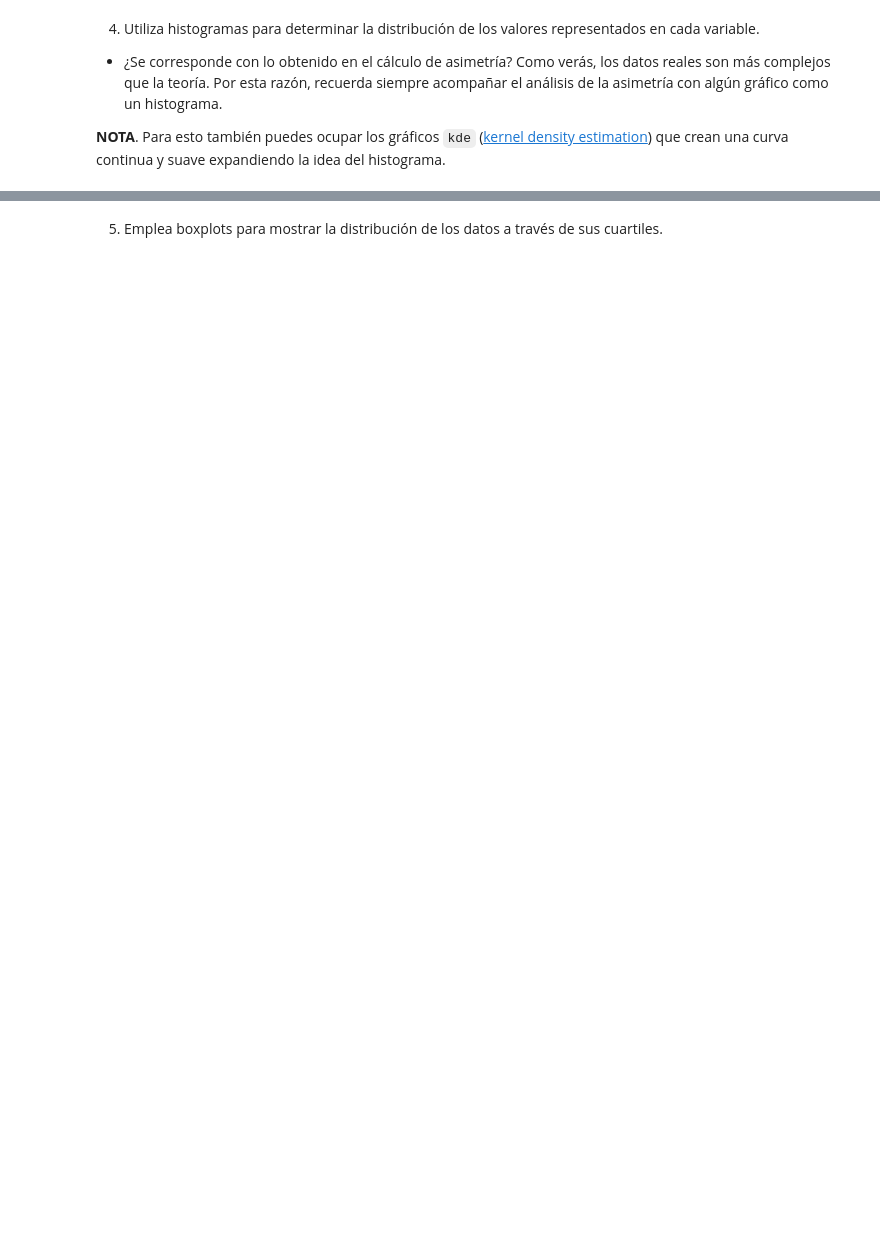
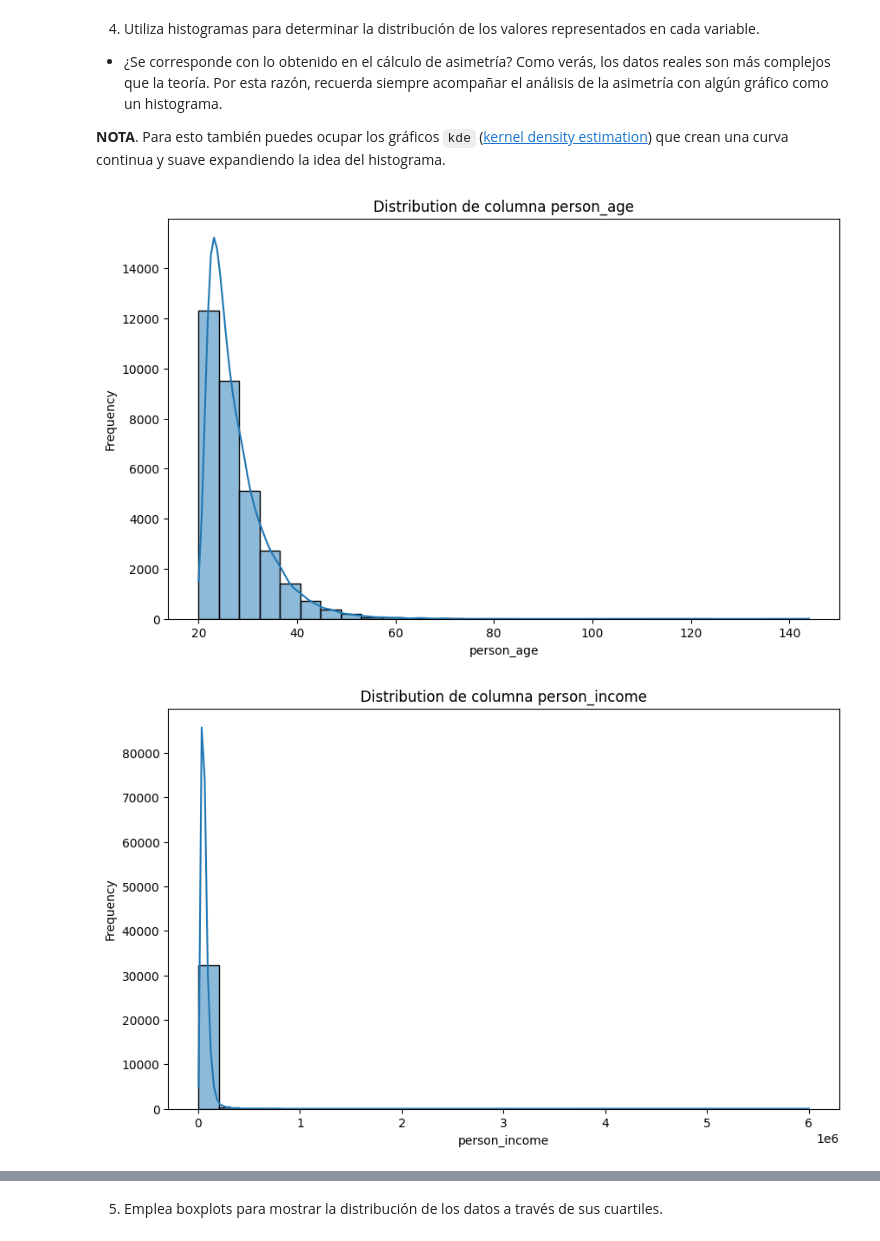
Before and after one commit to erickhp12/mnaTC4029-eda, a Jupyter notebook: Actividad4EDA.ipynb, the cells around one changed output, grey strips where cells are left out. Saved outputs shown, nothing was run; the diff lists cells and outputs as text; code cells hidden in the pictures; blank space fills up the shorter version.

```diff
--- a/Actividad4EDA.ipynb
+++ b/Actividad4EDA.ipynb
@@ -102,3 +102,23 @@ dtype: float64
 *   Clasifica las variables `person_age` y `loan_int_rate` según los valores observados de asimetría y curtosis
 
 **NOTA**. Recuerda que muchas de estas estadísticas, puedes obtenerlas utilizando la función `describe()` y que la mediana está representada en el 2do cuartil (50%)
+# %%
+include = ['float','int']
+cols = df.describe(include=include)
+
+for col in cols:
+  media = cols[col].loc['mean']
+  mediana = cols[col].loc['50%']
+  min = cols[col].loc['min']
+  max = cols[col].loc['max']
+  std = cols[col].loc['std']
+  q25 = cols[col].loc['25%']
+  q50 = cols[col].loc['50%']
+  q75 = cols[col].loc['75%']
+  asimetria = cols[col].skew()
+  curtosis = cols[col].kurtosis()
+  print(f"Columna: {col} -------------------------------------------------------------------------------------------------")
+  print(f"Media: {media} | Mediana: {mediana}")
+  print(f"Min: {min} | Max: {max} | Desviacion: {std} | 25%: {q25} | 50%: {q50} | 75%: {q75}")
+  print(f"Asimetria: {asimetria} | Curtosis: {curtosis}")
+  print('\n')
@@ -107,3 +145,16 @@ dtype: float64
 *   ¿Se corresponde con lo obtenido en el cálculo de asimetría? Como verás, los datos reales son más complejos que la teoría. Por esta razón, recuerda siempre acompañar el análisis de la asimetría con algún gráfico como un histograma.
 
 **NOTA**. Para esto también puedes ocupar los gráficos `kde` ([kernel density estimation](https://www.cienciadedatos.net/documentos/pystats02-kernel-density-estimation-kde-python.html)) que crean una curva continua y suave expandiendo la idea del histograma.
+# %%
+cols = df.select_dtypes(include=['float', 'int']).columns
+
+for col in cols:
+  plt.figure(figsize=(10, 6))
+  sns.histplot(df[col], kde=True, bins=30)
+  plt.title(f'Distribution de columna {col}')
+  plt.xlabel(col)
+  plt.ylabel('Frequency')
+  plt.show()
+# %% [output]
+[figure, added]
+[figure, added]
```
Also changed, not shown: parts of 10 cells of this notebook.
